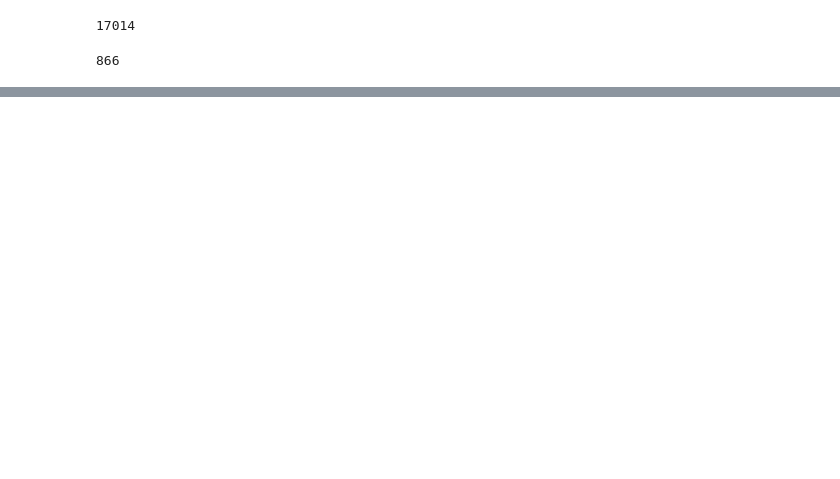
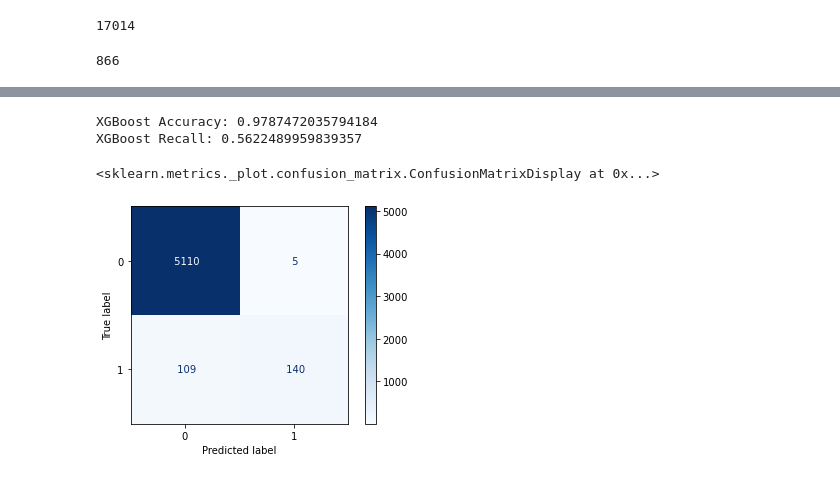
Before and after one commit to MellissaValle/Fraudulent-Job-Postings, a Jupyter notebook: Notebooks/EDA.ipynb, the cells around one changed output, grey strips where cells are left out. Drawn from its saved outputs; the diff is of its cells as text; code cells hidden in the pictures; blank space fills up the shorter version.

```diff
--- a/Notebooks/EDA.ipynb
+++ b/Notebooks/EDA.ipynb
@@ -502,0 +749,11 @@ ModuleNotFoundError: No module named 'wordcloud'
+# %%
+clf = XGBClassifier(random_state=42)
+
+# Create pipeline using Bag of Words
+pipe = Pipeline([("cleaner", predictors()),
+                 ('vectorizer', bow_vector),
+#                  ("sampling", SMOTE(random_state=42))
+                 ('classifier', clf)])
+
+# fitting our model.
+pipe.fit(X_train,y_train)
@@ -502,0 +778,18 @@ ModuleNotFoundError: No module named 'wordcloud'
+# %%
+# Predicting with a test dataset
+predicted = pipe.predict(X_test)
+
+# Model Accuracy
+print("XGBoost Accuracy:", accuracy_score(y_test, predicted))
+print("XGBoost Recall:", recall_score(y_test, predicted))
+# %% [output]
+XGBoost Accuracy: 0.9787472035794184
+XGBoost Recall: 0.5622489959839357
+# %%
+plot_confusion_matrix(pipe,
+                      X_test, y_test,
+                      cmap='Blues',
+                      values_format=' ')
+# %% [output]
+<sklearn.metrics._plot.confusion_matrix.ConfusionMatrixDisplay at 0x...>
+[figure, added]
```
Also changed, not shown: parts of 57 cells of this notebook, 1 other file.
